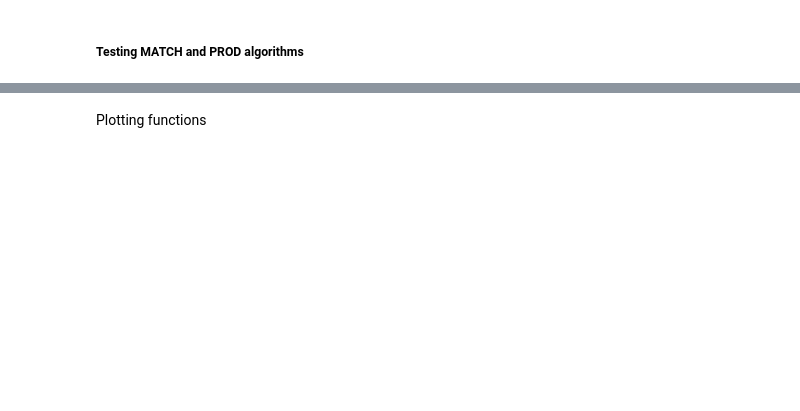
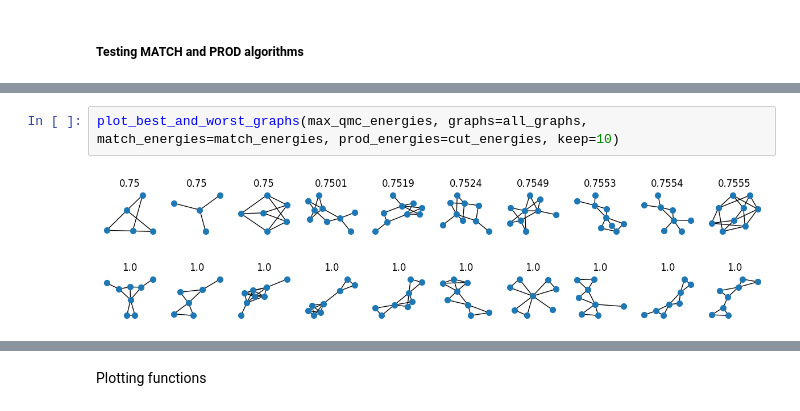
Before and after one commit to jamessud/qmc_upper_bounds, a Jupyter notebook: conjectures.ipynb, the cells around one changed output, grey strips where cells are left out. Drawn from its saved outputs; the diff is of its cells as text; blank space fills up the shorter version.

```diff
--- a/conjectures.ipynb
+++ b/conjectures.ipynb
@@ -499,0 +606,5 @@ tight cases for conjecture 2 QMC
+# %%
+plot_best_and_worst_graphs(max_qmc_energies, graphs=all_graphs, match_energies=match_energies, prod_energies=cut_energies, keep=10)
+# %% [output]
+[figure, added]
+[figure, added]
```
Also changed, not shown: parts of 48 cells of this notebook, 7 other files.
